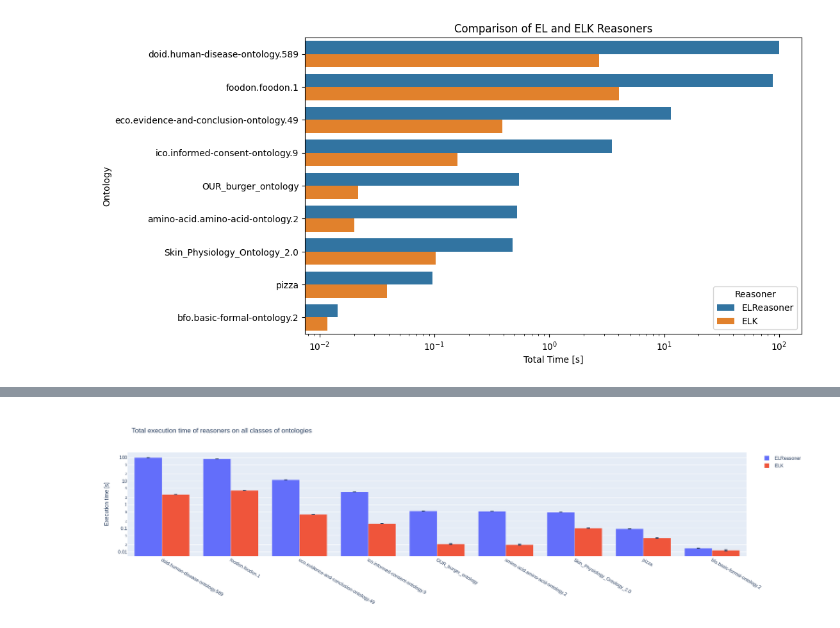
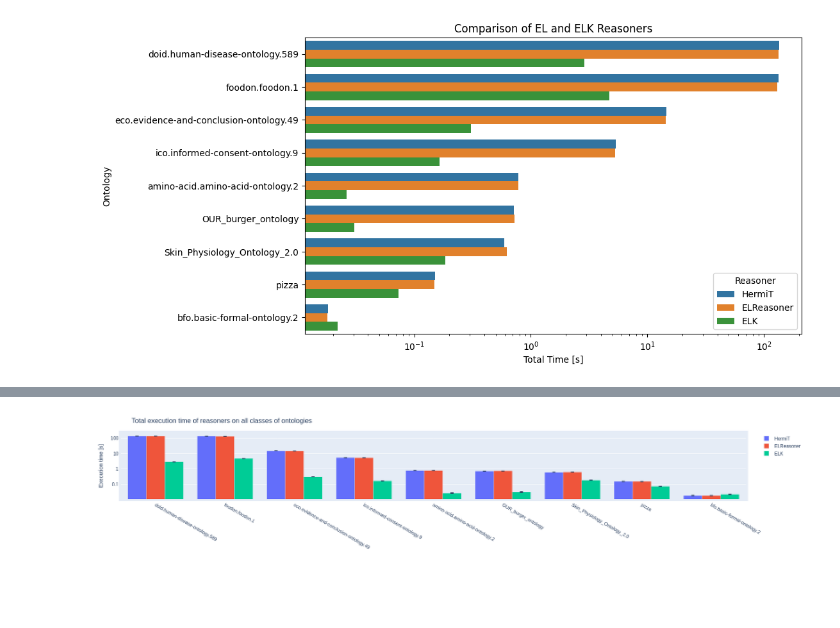
Before and after one commit to matercomus/KR_2023_G8, a Jupyter notebook: reasoner/Results_analysis.ipynb, the cells around one changed output, grey strips where cells are left out. Saved outputs shown, nothing was run; the diff lists cells and outputs as text; code cells hidden in the pictures; blank space fills up the shorter version.

```diff
--- a/reasoner/Results_analysis.ipynb
+++ b/reasoner/Results_analysis.ipynb
@@ -8,6 +12,6 @@ import matplotlib.pyplot as plt
 # %%
-# Load the data
-with open('./results/aggregate_results.json', 'r') as f:
+# Load aggregate data
+with open('./results4/aggregate_results.json', 'r') as f:
     data = json.load(f)
 
 # Prepare the data for visualization
@@ -39,10 +43,9 @@ plt.ylabel('Ontology')
 plt.savefig('all_ontologies_log_time.png')
 plt.show()
 # %% [output]
-[figure, old version]
+[figure, new version]
 # %%
-import plotly.graph_objects as go
-import plotly.io as py
+
 
 fig = go.Figure()
 
@@ -64,11 +67,13 @@ fig.update_layout(
     title_text="Total execution time of reasoners on all classes of ontologies",  # Add title
     barmode='group',
     xaxis={'categoryorder':'array', 'categoryarray':df['ontology'].tolist()},
-    autosize=False,
-    width=500,
-    height=500,
+    # autosize=True,
+    # width=500,
+    # height=500,
+    autosize=True,
+    margin=dict(l=50, r=50, t=50, b=50, pad=5),
 )
 fig.update_yaxes(type="log", title_text="Execution time [s]")  # Update y-axis to log scale and add label
-# py.write_image(fig, 'all_onto_log_bar_with_error.png')
+py.write_image(fig, 'all_onto_log_bar_with_error.png')
 fig.show()
 # %% [output]
@@ -75 +81 @@ fig.show()
-[figure, old version]
+[figure, new version]
```
Also changed, not shown: parts of 4 cells of this notebook, 2 other files.
